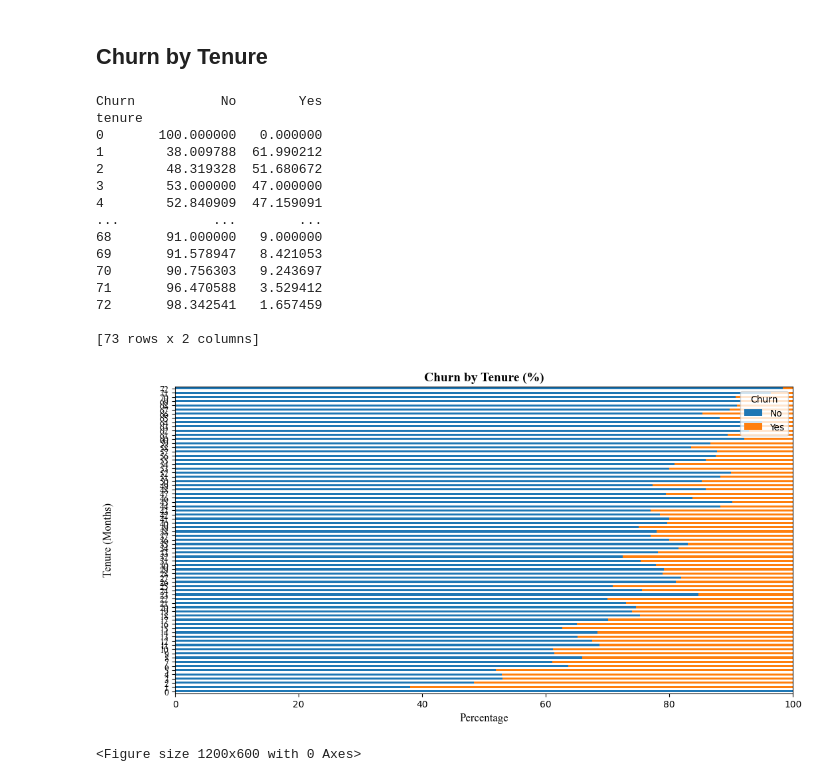
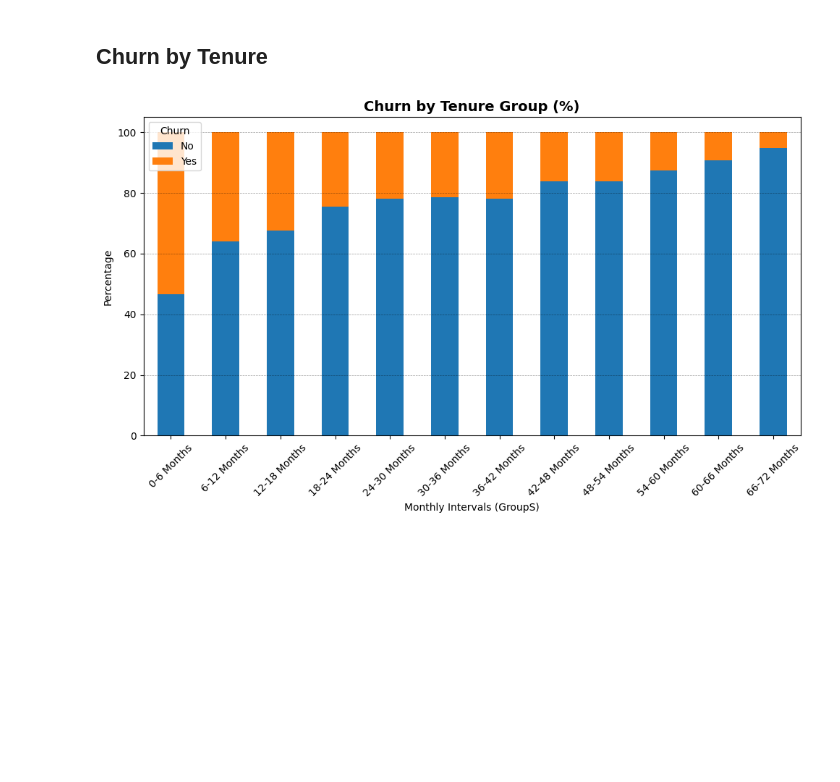
Before and after one commit to McPetane-Jr/FUTURE_DS_02, a Jupyter notebook: Telco_customer_churn.ipynb, the cells around one changed output. Saved outputs shown, nothing was run; the diff lists cells and outputs as text; code cells hidden in the pictures; blank space fills up the shorter version.

Commit message:
cleaned up the code for the churn by tenure and utilised AI for cleaning and polishing mu code

```diff
--- a/Telco_customer_churn.ipynb
+++ b/Telco_customer_churn.ipynb
@@ -234,32 +234,31 @@ plt.show()
 # %% [markdown]
 ## Churn by Tenure
 # %%
-tenure_churn = pd.crosstab(df['tenure'], df['Churn'], normalize='index') * 100
-print(tenure_churn)
-tenure_churn.plot(kind='barh', stacked=True, figsize=(12, 6))
-plt.title("Churn by Tenure (%)", fontsize=14, family='Times New Roman', weight='bold')
-plt.xlabel("Percentage", fontsize=12, family='Times New Roman')
-plt.ylabel("Tenure (Months)", fontsize=12, family='Times New Roman', labelpad=50, ha='center')
-plt.legend(title='Churn', loc='upper right')
-plt.yticks(rotation=0, ha='right', fontsize=10, family='Times New Roman')
-plt.figure(figsize=(12, 6))
+#===========Creating tenure groups===========
+
+df['tenure_group'] = pd.cut( #cuts the 'tenure' column into specified bins and assigns labels to those bins, creating a new column called 'tenure_group'.
+    df['tenure'], #This is the column that we want to cut so that we can analyze customer churn based on how long they have been with the company.
+    bins=[0, 6, 12, 18, 24, 30, 36, 42, 48, 54, 60, 66, 72], #These are the edges of the bins. The first bin will include values from 0 to 12 months, the second bin from 12 to 24 months, the third bin from 24 to 48 months, and the fourth bin from 48 to 72 months.
+    labels=['0-6 Months', '6-12 Months', '12-18 Months', '18-24 Months', '24-30 Months', '30-36 Months', '36-42 Months', '42-48 Months', '48-54 Months', '54-60 Months', '60-66 Months', '66-72 Months'] #These are the labels for each bin.
+)
+
+#===========Calculating churn rate by tenure group===========
+
+tenure_churn = pd.crosstab( #cross-tab simply computes a cross-tabulation of two factors.
+    df['tenure_group'], df['Churn'], normalize='index' #so rn it's calculating the percentage of customers who churned and did not churn for each tenure group.
+) * 100
+
+#===========Plotting the churn rate by tenure group===========
+tenure_churn.plot(kind='bar', stacked=True, figsize=(10, 6))
+
+plt.title("Churn by Tenure Group (%)", fontsize=14, weight='bold')
+plt.xlabel("Monthly Intervals (GroupS)")
+plt.ylabel("Percentage")
+plt.xticks(rotation=45)
+plt.legend(title='Churn')
+plt.grid(True, axis='y', linestyle='--', alpha=0.4, color='black', linewidth=0.5)
+plt.tight_layout()
 
 plt.show()
 # %% [output]
-Churn           No        Yes
-tenure
-0       100.000000   0.000000
-1        38.009788  61.990212
-2        48.319328  51.680672
-3        53.000000  47.000000
-4        52.840909  47.159091
-...            ...        ...
-68       91.000000   9.000000
-69       91.578947   8.421053
-70       90.756303   9.243697
-71       96.470588   3.529412
-72       98.342541   1.657459
-
-[73 rows x 2 columns]
-[figure, old version]
+[figure, new version]
-<Figure size 1200x600 with 0 Axes>
```
